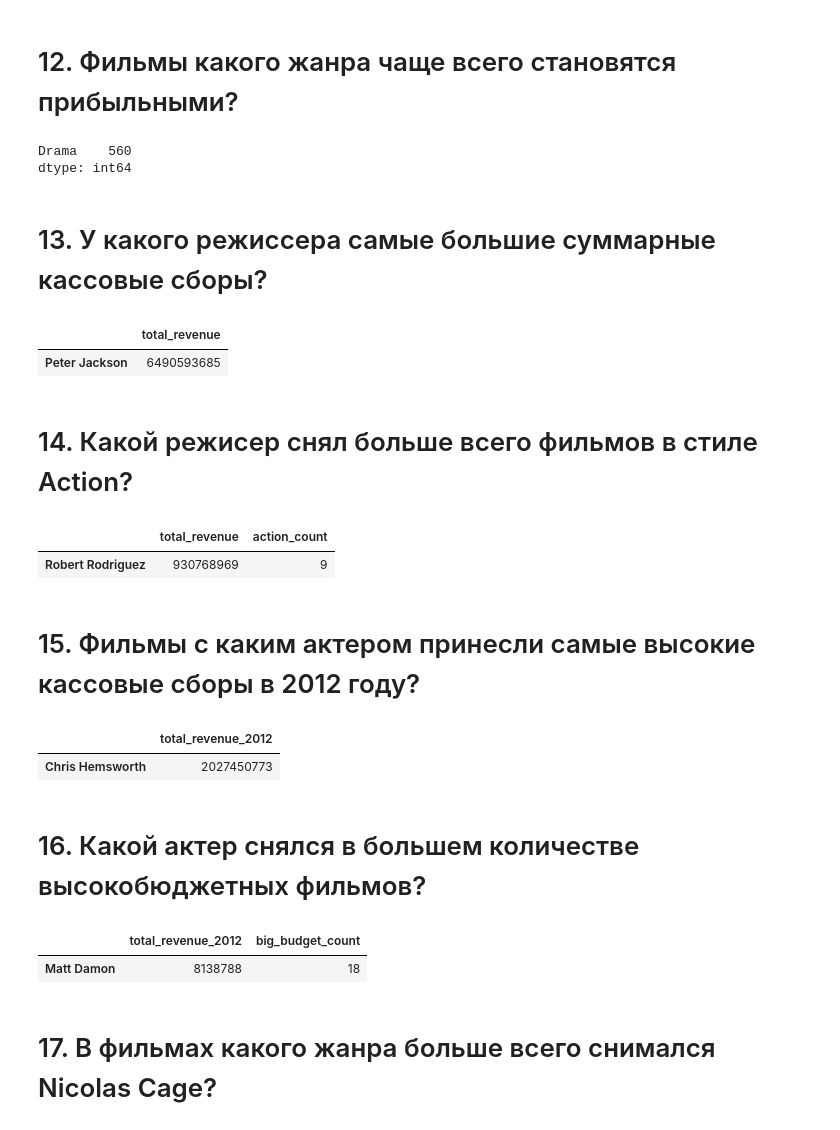
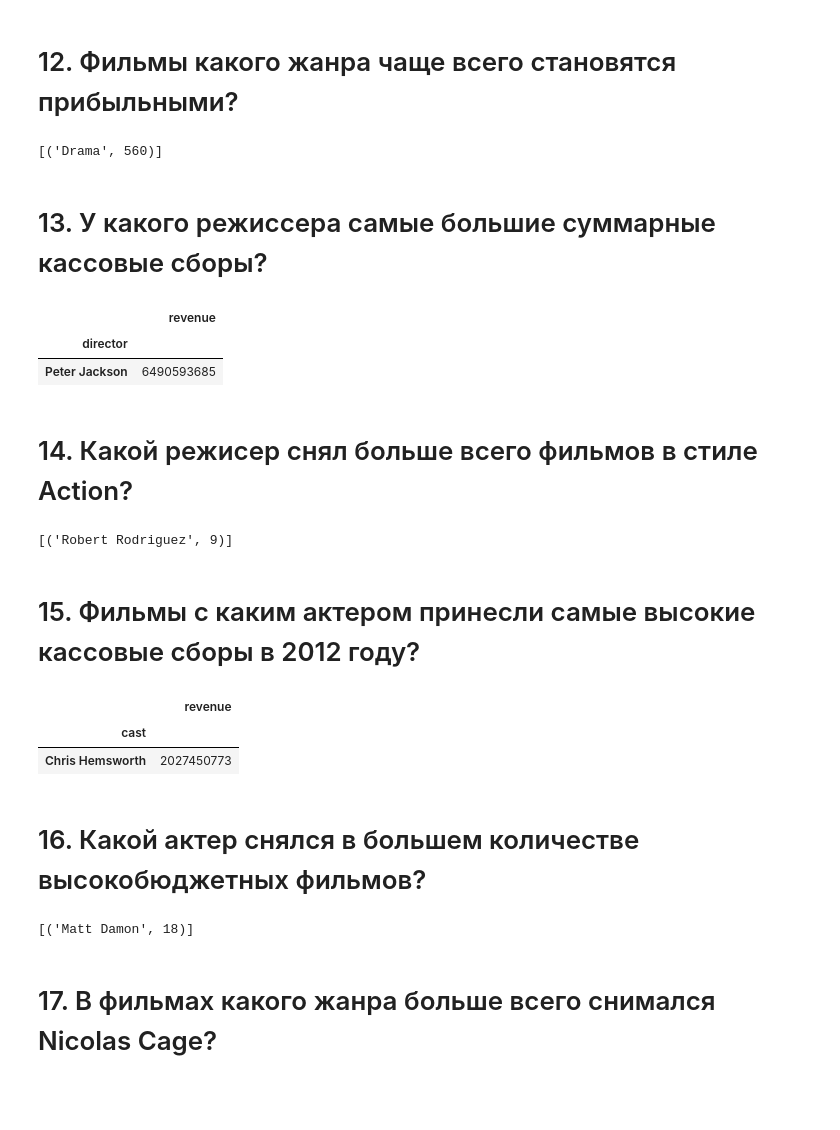
Before and after one commit to sau114/skillfactory_rds, a Jupyter notebook: module_1/Movies_IMBD_v4.1.ipynb, the cells around one changed output. Drawn from its saved outputs; the diff is of its cells as text; code cells hidden in the pictures; blank space fills up the shorter version.

```diff
--- a/module_1/Movies_IMBD_v4.1.ipynb
+++ b/module_1/Movies_IMBD_v4.1.ipynb
@@ -200,64 +158,57 @@ answers['11'] = '3. Drama'
 # %% [markdown]
 # 12. Фильмы какого жанра чаще всего становятся прибыльными?
-# %%
-genres[data['profit'] > 0].sum().sort_values(ascending=False).head(1)
-# %% [output]
-Drama    560
-dtype: int64
+# %%
+# аналогично только для прибыльных фильмов
+Counter(data[data['profit'] > 0]['genres'].values.sum()).most_common(1)
+# %% [output]
+[('Drama', 560)]
 # %%
 answers['12'] = '1. Drama'
 # %% [markdown]
 # 13. У какого режиссера самые большие суммарные кассовые сборы?
-# %%
-directors_pivot = pd.DataFrame(data=0, index=directors.columns, columns=['total_revenue'])
-for this_director in directors_pivot.index:
-    directors_pivot['total_revenue'][this_director] = data[directors[this_director]]['revenue'].sum()
-directors_pivot.sort_values(by='total_revenue', ascending=False).head(1)
-# %% [output]
-|  | total_revenue |
-| Peter Jackson | 6490593685 |
+# %%
+# столбцы режиссера и сборов взрываем (чтобы кадому режиссеру была отдельная запись),
+# группируем по режиссерам суммированием и сортируем
+data[['director', 'revenue']].explode('director').groupby(
+    'director').sum().sort_values(by='revenue', ascending=False).head(1)
+# %% [output]
+|  | revenue |
+| director |  |
+| Peter Jackson | 6490593685 |
 # %%
 answers['13'] = '5. Peter Jackson'
 # %% [markdown]
 # 14. Какой режисер снял больше всего фильмов в стиле Action?
-# %%
-# дополняем предыдущий датафрейм
-directors_pivot['action_count'] = 0
-for this_director in directors_pivot.index:
-    directors_pivot['action_count'][this_director] = genres[directors[this_director]]['Action'].sum()
-directors_pivot.sort_values(by='action_count', ascending=False).head(1)
-# %% [output]
-|  | total_revenue | action_count |
-| Robert Rodriguez | 930768969 | 9 |
+# %%
+# столбцы режиссера и жанров взрываем по жанрам, оставляем только Action,
+# столбец режиссеров переводим в один список и берем самых популярных
+Counter(data[['director', 'genres']].explode('genres').query('genres == "Action"')['director'].values.sum()).most_common(1)
+# %% [output]
+[('Robert Rodriguez', 9)]
 # %%
 answers['14'] = '3. Robert Rodriguez'
 # %% [markdown]
 # 15. Фильмы с каким актером принесли самые высокие кассовые сборы в 2012 году?
-# %%
-actors_pivot = pd.DataFrame(data=0, index=actors.columns, columns=['total_revenue_2012'])
-for this_actor in actors_pivot.index:
-    actor_2012_mask = (actors[this_actor]) & (data['release_year'] == 2012)
-    actors_pivot['total_revenue_2012'][this_actor] = data[actor_2012_mask]['revenue'].sum()
-actors_pivot.sort_values(by='total_revenue_2012', ascending=False).head(1)
-# %% [output]
-|  | total_revenue_2012 |
-| Chris Hemsworth | 2027450773 |
+# %%
+# из фильмов 2012 берем столбцы актеров и сборов, взрываем по актерам,
+# группируем по актерам суммированием и сортируем
+data.query('release_year == 2012')[['cast', 'revenue']].explode(
+    'cast').groupby('cast').sum().sort_values('revenue', ascending=False).head(1)
+# %% [output]
+|  | revenue |
+| cast |  |
+| Chris Hemsworth | 2027450773 |
 # %%
 answers['15'] = '3. Chris Hemsworth'
 # %% [markdown]
 # 16. Какой актер снялся в большем количестве высокобюджетных фильмов?
-# %%
-# высокобюджетный == бюджет выше среднего
-mean_budget = data['budget'].mean()
-# дополняем предыдущий датафрейм
-actors_pivot['big_budget_count'] = 0
-for this_actor in actors_pivot.index:
-    actor_budget_mask = (actors[this_actor]) & (data['budget'] > mean_budget)
-    actors_pivot['big_budget_count'][this_actor] = data[actor_budget_mask]['imdb_id'].count()
-actors_pivot.sort_values(by='big_budget_count', ascending=False).head(1)
-# %% [output]
-|  | total_revenue_2012 | big_budget_count |
-| Matt Damon | 8138788 | 18 |
+# %%
+# высокобюджетный, это бюджет выше среднего
+# возьмем столбец актеров и бюджета и оставим с бюджетом выше среднего
+# преобразуем в список и посчитаем
+Counter(data['cast'][data['budget'] > data['budget'].mean()].values.sum()).most_common(1)
+# %% [output]
+[('Matt Damon', 18)]
 # %%
 answers['16'] = '3. Matt Damon'
 # %% [markdown]
```
Also changed, not shown: parts of 45 cells of this notebook.
